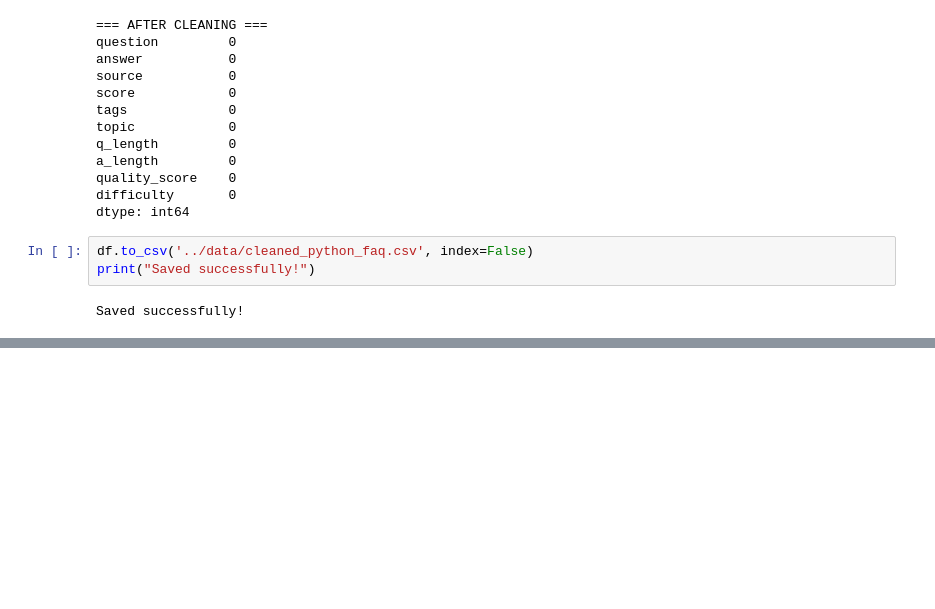
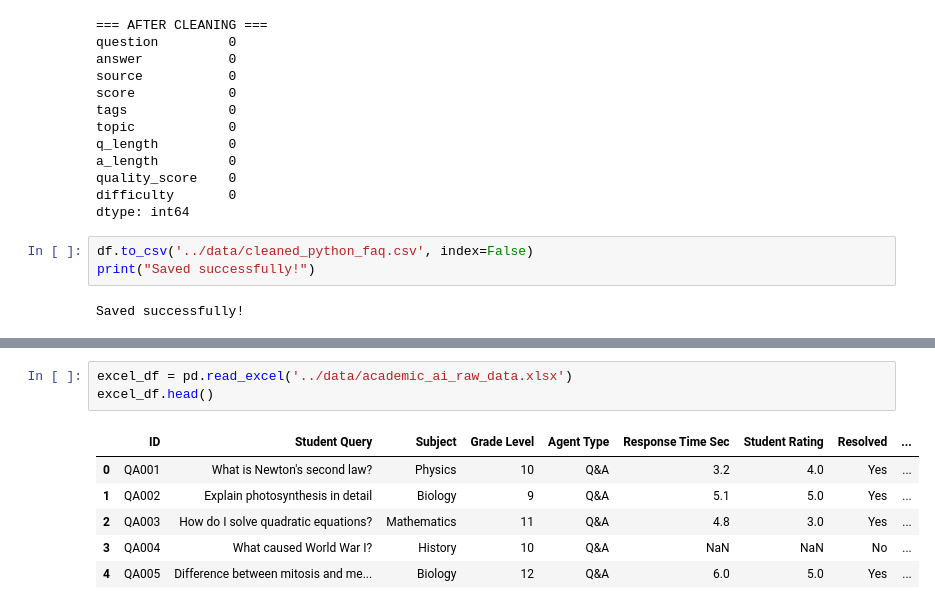
Before and after one commit to hiralpawar77/multi-agent-ai-system-for-academic-assistance, a Jupyter notebook: src/data_cleaning.ipynb, the cells around one changed output, grey strips where cells are left out. Cells and saved outputs as stored; diff of their text form; blank space fills up the shorter version.

```diff
--- a/src/data_cleaning.ipynb
+++ b/src/data_cleaning.ipynb
@@ -82,0 +238,10 @@ Saved successfully!
+# %%
+excel_df = pd.read_excel('../data/academic_ai_raw_data.xlsx')
+excel_df.head()
+# %% [output]
+|  | ID | Student Query | Subject | Grade Level | Agent Type | Response Time Sec | Student Rating | Resolved | ... |
+| 0 | QA001 | What is Newton's second law? | Physics | 10 | Q&A | 3.2 | 4.0 | Yes | ... |
+| 1 | QA002 | Explain photosynthesis in detail | Biology | 9 | Q&A | 5.1 | 5.0 | Yes | ... |
+| 2 | QA003 | How do I solve quadratic equations? | Mathematics | 11 | Q&A | 4.8 | 3.0 | Yes | ... |
+| 3 | QA004 | What caused World War I? | History | 10 | Q&A | NaN | NaN | No | ... |
+| 4 | QA005 | Difference between mitosis and me... | Biology | 12 | Q&A | 6.0 | 5.0 | Yes | ... |
```
Also changed, not shown: parts of 31 cells of this notebook, 2 other files.
